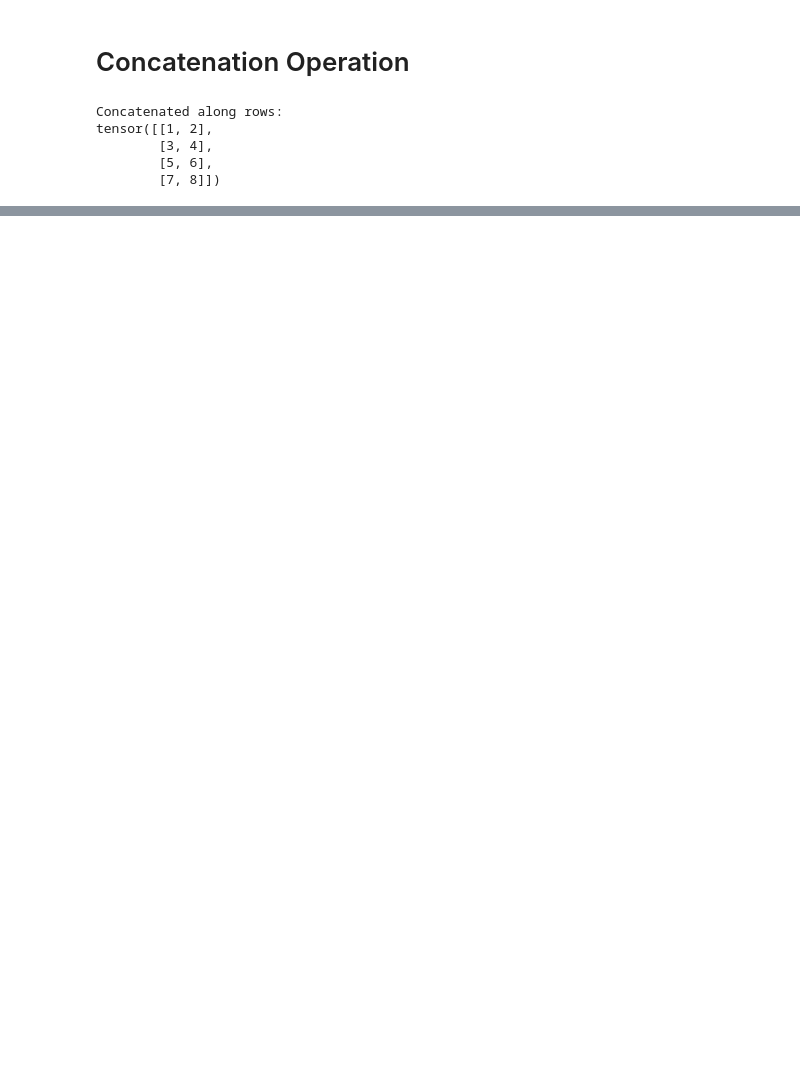
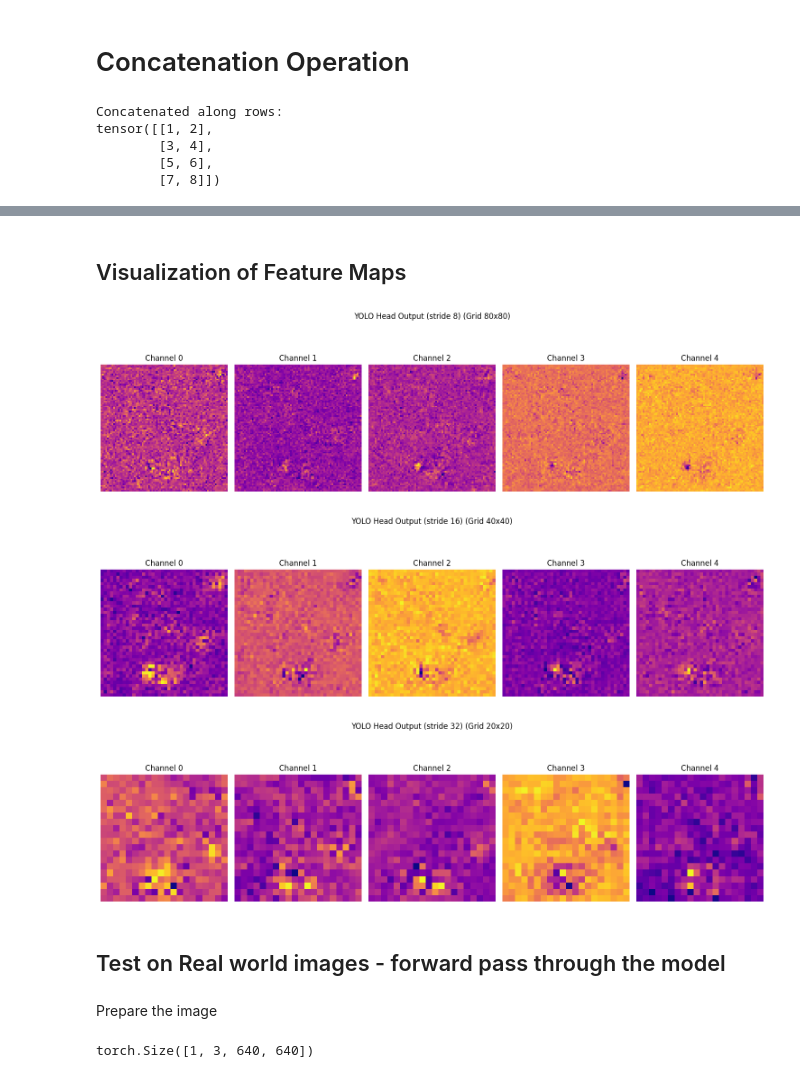
Before and after one commit to kruthi-sb/yolov5_from_scratch, a Jupyter notebook: experiment.ipynb, the cells around one changed output, grey strips where cells are left out. Drawn from its saved outputs; the diff is of its cells as text; code cells hidden in the pictures; blank space fills up the shorter version.

```diff
--- a/experiment.ipynb
+++ b/experiment.ipynb
@@ -271,0 +322,33 @@ YOLOV5S(
+# %%
+from custom_yolov5s import YOLOV5S
+import config
+import time
+
+# SET UP:
+batch_size = 1
+image_height = 640
+image_width = 640
+n_classes = 80
+c2 = 32
+channels = (c2*4, c2*8, c2*16)
+anchors = config.ANCHORS
+
+# sample input
+x = torch.rand(batch_size, 3, image_width, image_height)
+
+# model
+model = YOLOV5S(c2=c2, n_classes=n_classes, anchors=anchors, channels=channels)
+
+# time taken to forward pass
+start = time.time()
+out = model(x)
+end = time.time()
+
+assert out[0].shape == (batch_size, 3, image_height//8, image_width//8, n_classes + 5)
+assert out[1].shape == (batch_size, 3, image_height//16, image_width//16, n_classes + 5)
+assert out[2].shape == (batch_size, 3, image_height//32, image_width//32, n_classes + 5)
+
+print("Success!")
+print("feedforward took {:.2f} seconds".format(end - start))
+print("\n")
+print("shape of output: \n",out[0].shape,"\n", out[1].shape,"\n", out[2].shape,"\n")
@@ -271,0 +364,2 @@ YOLOV5S(
+# %% [markdown]
+## Visualization of Feature Maps
@@ -271,0 +402,19 @@ YOLOV5S(
+# %%
+# plot the first channel feature maps
+# Example usage with your model outputs
+for i, out in enumerate(out):  # model_outputs is list of 3 detection levels
+    stride = 8 * (2 ** i)  # 8, 16, 32
+    visualize_yolo_feature_maps(
+        out,
+        title=f"YOLO Head Output (stride {stride})",
+        n_channels=5,  # Show first 5 channels (tx, ty, tw, th, obj)
+        anchor_idx=0   # Show first anchor
+    )
+# %% [output]
+[figure, added]
+[figure, added]
+[figure, added]
+# %% [markdown]
+## Test on Real world images - forward pass through the model
+# %% [markdown]
+Prepare the image
@@ -271,0 +457,5 @@ YOLOV5S(
+# %%
+image_tensor, _, _, = prepare_image_for_yolov5(image_path="C:\\Users\\kruth\\yolov5_from_scratch\\sample_images\\moni1.jpg")
+print(image_tensor.shape)
+# %% [output]
+torch.Size([1, 3, 640, 640])
```
Also changed, not shown: parts of 23 cells of this notebook, 11 other files.
